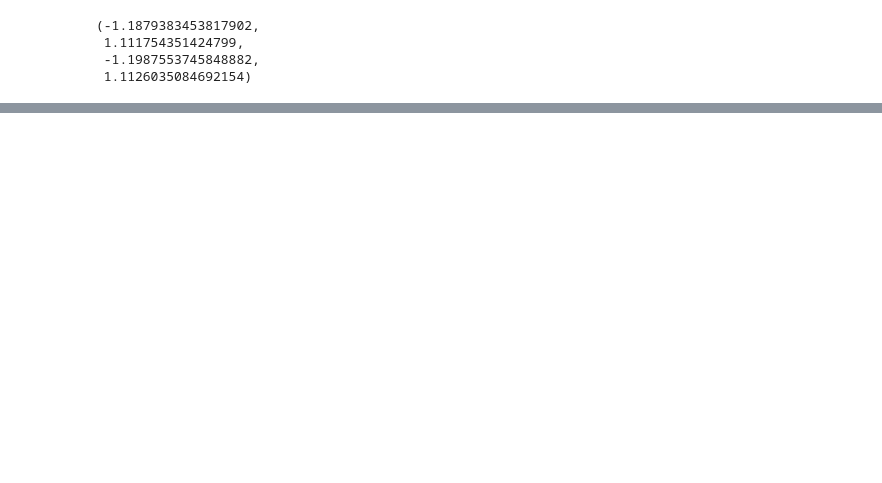
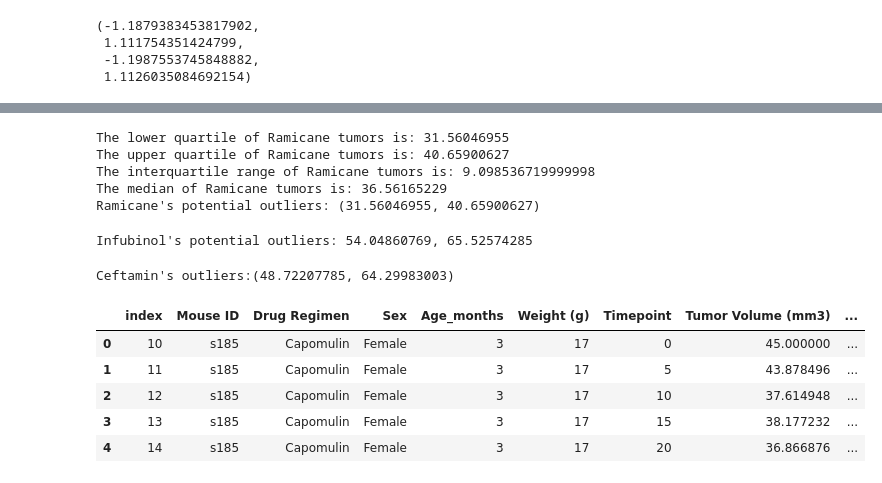
Before and after one commit to cynthiazhang88/Pymaceuticals, a Jupyter notebook: Observations and Insights.ipynb, the cells around one changed output, grey strips where cells are left out. Drawn from its saved outputs; the diff is of its cells as text; code cells hidden in the pictures; blank space fills up the shorter version.

```diff
--- a/Observations and Insights.ipynb
+++ b/Observations and Insights.ipynb
@@ -167,0 +218,60 @@ best_treatment_data=best_treatment
+# %%
+Ramicane_last = Ramicane_df.groupby('Mouse ID').max()['Timepoint']
+Ramicane_vol = pd.DataFrame(Ramicane_last)
+Ramicane_merge = pd.merge(Ramicane_vol, best_treatment_data, on=("Mouse ID","Timepoint"),how="left")
+Ramicane_merge.head()
+Ramicane_merge.to_csv("output.csv")
+Ramicane_tumors = Ramicane_merge["Tumor Volume (mm3)"]
+
+quartiles =Ramicane_tumors.quantile([.25,.5,.75])
+lowerq = quartiles[0.25]
+upperq = quartiles[0.75]
+iqr = upperq-lowerq
+
+lower_bound = lowerq - (1.5*iqr)
+upper_bound = upperq + (1.5*iqr)
+
+print(f"Ramicane's potential outliers: {lowerq, upperq}")
+# %% [output]
+The lower quartile of Ramicane tumors is: 31.56046955
+The upper quartile of Ramicane tumors is: 40.65900627
+The interquartile range of Ramicane tumors is: 9.098536719999998
+The median of Ramicane tumors is: 36.56165229
+Ramicane's potential outliers: (31.56046955, 40.65900627)
+# %%
+Infubinol_last = Infubinol_df.groupby('Mouse ID').max()['Timepoint']
+Infubinol_vol = pd.DataFrame(Infubinol_last)
+Infubinol_merge = pd.merge(Infubinol_vol, best_treatment_data, on=("Mouse ID","Timepoint"),how="left")
+Infubinol_merge.head()
+Infubinol_tumors = Infubinol_merge["Tumor Volume (mm3)"]
+
+quartiles =Infubinol_tumors.quantile([.25,.5,.75])
+lowerq = quartiles[0.25]
+upperq = quartiles[0.75]
+iqr = upperq-lowerq
+
+lower_bound = lowerq - (1.5*iqr)
+upper_bound = upperq + (1.5*iqr)
+
+
+print(f"Infubinol's potential outliers: {lowerq}, {upperq}")
+Infubinol_merge.to_csv("output.csv")
+# %% [output]
+Infubinol's potential outliers: 54.04860769, 65.52574285
+# %%
+Ceftamin_last = Ceftamin_df.groupby('Mouse ID').max()['Timepoint']
+Ceftamin_vol = pd.DataFrame(Ceftamin_last)
+Ceftamin_merge = pd.merge(Ceftamin_vol, best_treatment_data, on=("Mouse ID","Timepoint"),how="left")
+Ceftamin_merge.head()
+Ceftamin_tumors = Ceftamin_merge["Tumor Volume (mm3)"]
+
+quartiles = Ceftamin_tumors.quantile([.25,.5,.75])
+lowerq = quartiles[0.25]
+upperq = quartiles[0.75]
+iqr = upperq-lowerq
+
+lower_bound = lowerq - (1.5*iqr)
+upper_bound = upperq + (1.5*iqr)
+print(f"Ceftamin's outliers:{lowerq, upperq}")
+# %% [output]
+Ceftamin's outliers:(48.72207785, 64.29983003)
@@ -167,0 +292,11 @@ best_treatment_data=best_treatment
+# %%
+capomulin_mouse = mouse_study.loc[mouse_study["Drug Regimen"] == "Capomulin"]
+capomulin_mouse = capomulin_mouse.reset_index()
+capomulin_mouse.head()
+# %% [output]
+|  | index | Mouse ID | Drug Regimen | Sex | Age_months | Weight (g) | Timepoint | Tumor Volume (mm3) | ... |
+| 0 | 10 | s185 | Capomulin | Female | 3 | 17 | 0 | 45.000000 | ... |
+| 1 | 11 | s185 | Capomulin | Female | 3 | 17 | 5 | 43.878496 | ... |
+| 2 | 12 | s185 | Capomulin | Female | 3 | 17 | 10 | 37.614948 | ... |
+| 3 | 13 | s185 | Capomulin | Female | 3 | 17 | 15 | 38.177232 | ... |
+| 4 | 14 | s185 | Capomulin | Female | 3 | 17 | 20 | 36.866876 | ... |
```
Also changed, not shown: parts of 21 cells of this notebook, 1 other file.
